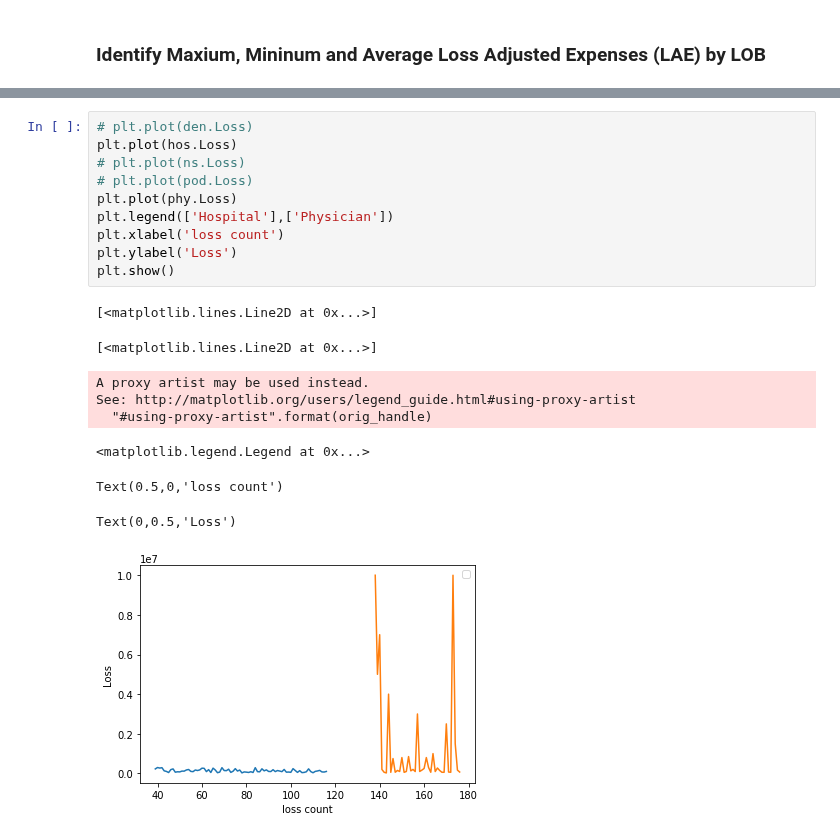
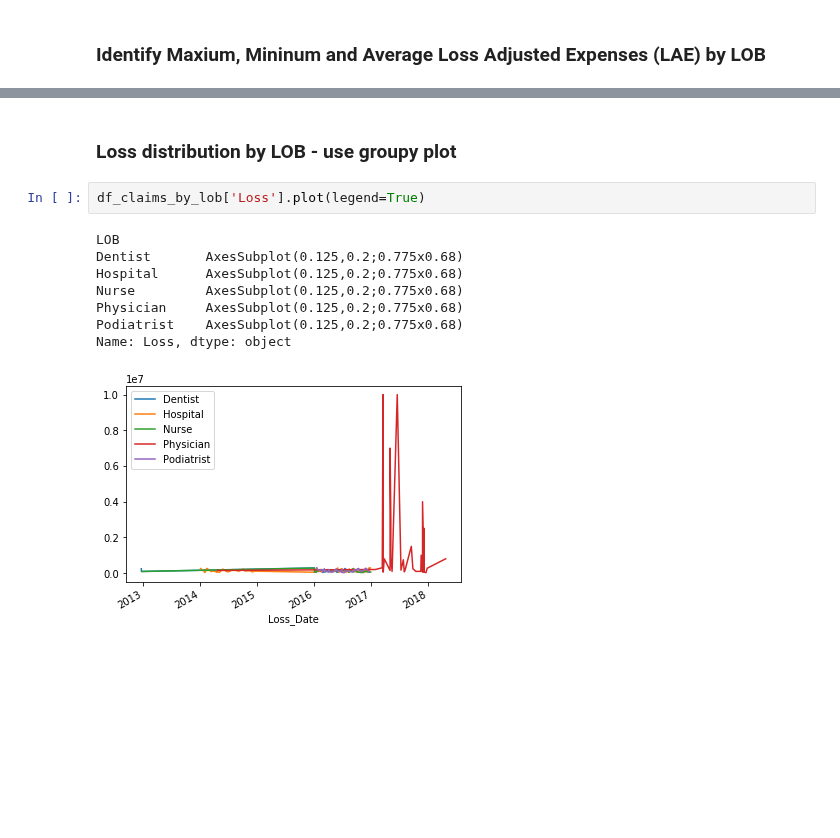
Before and after one commit to jasminjohnson/jasminjohnson.github.io, a Jupyter notebook: downloads/notebooks/MergeReshapeData.ipynb, the cells around one changed output, grey strips where cells are left out. Drawn from its saved outputs; the diff is of its cells as text; blank space fills up the shorter version.

```diff
--- a/downloads/notebooks/MergeReshapeData.ipynb
+++ b/downloads/notebooks/MergeReshapeData.ipynb
@@ -351,20 +342,13 @@ phy = df2[df2.LOB == 'Podiatrist']
-# %%
-# plt.plot(den.Loss)
-plt.plot(hos.Loss)
-# plt.plot(ns.Loss)
-# plt.plot(pod.Loss)
-plt.plot(phy.Loss)
-plt.legend(['Hospital'],['Physician'])
-plt.xlabel('loss count')
-plt.ylabel('Loss')
-plt.show()
-# %% [output]
-[<matplotlib.lines.Line2D at 0x...>]
-[<matplotlib.lines.Line2D at 0x...>]
-A proxy artist may be used instead.
-See: http://matplotlib.org/users/legend_guide.html#using-proxy-artist
-  "#using-proxy-artist".format(orig_handle)
-<matplotlib.legend.Legend at 0x...>
-Text(0.5,0,'loss count')
-Text(0,0.5,'Loss')
-[figure, removed]
+# %% [markdown]
+### Loss distribution by LOB - use groupy plot
+# %%
+df_claims_by_lob['Loss'].plot(legend=True)
+# %% [output]
+LOB
+Dentist       AxesSubplot(0.125,0.2;0.775x0.68)
+Hospital      AxesSubplot(0.125,0.2;0.775x0.68)
+Nurse         AxesSubplot(0.125,0.2;0.775x0.68)
+Physician     AxesSubplot(0.125,0.2;0.775x0.68)
+Podiatrist    AxesSubplot(0.125,0.2;0.775x0.68)
+Name: Loss, dtype: object
+[figure, added]
```
Also changed, not shown: parts of 22 cells of this notebook, 3 other files.
